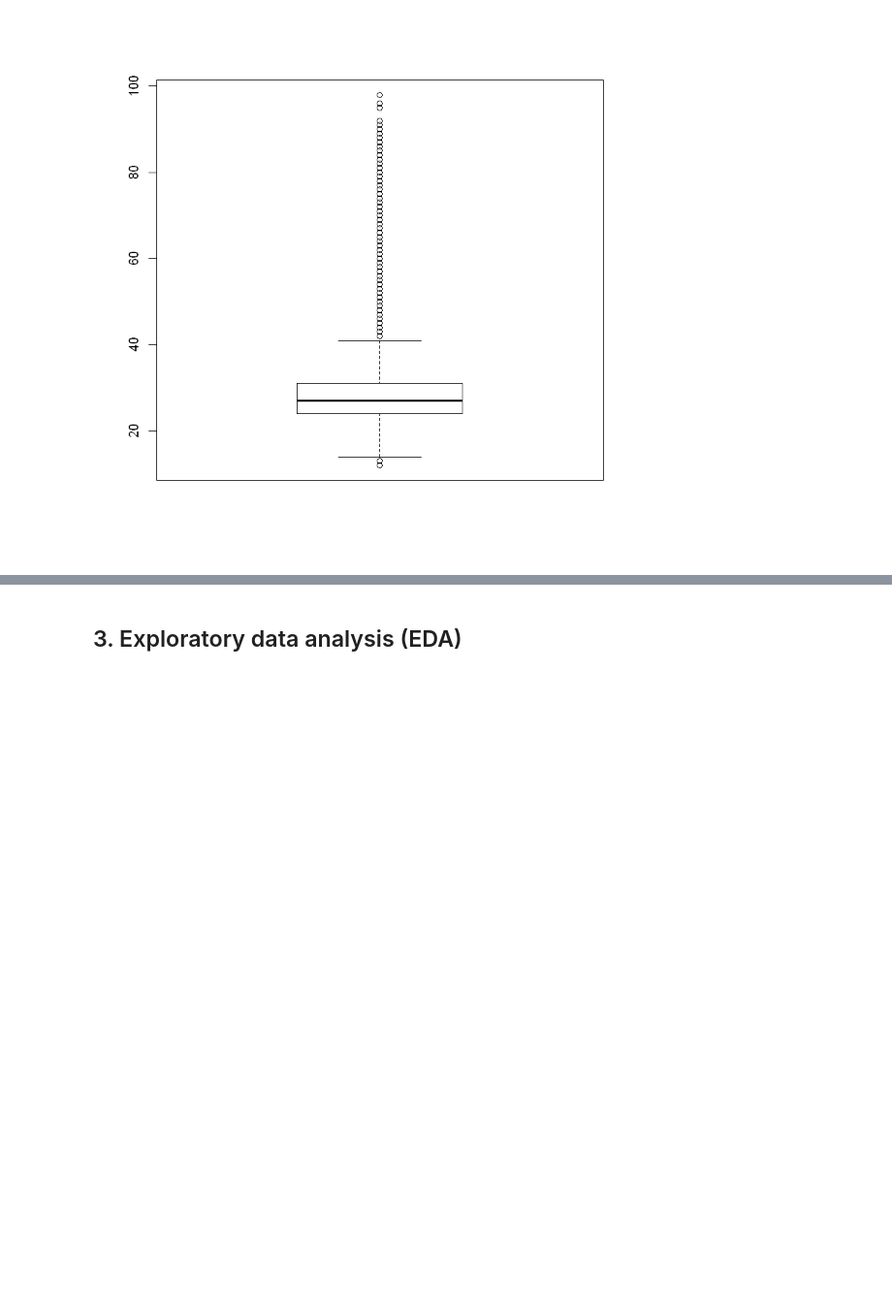
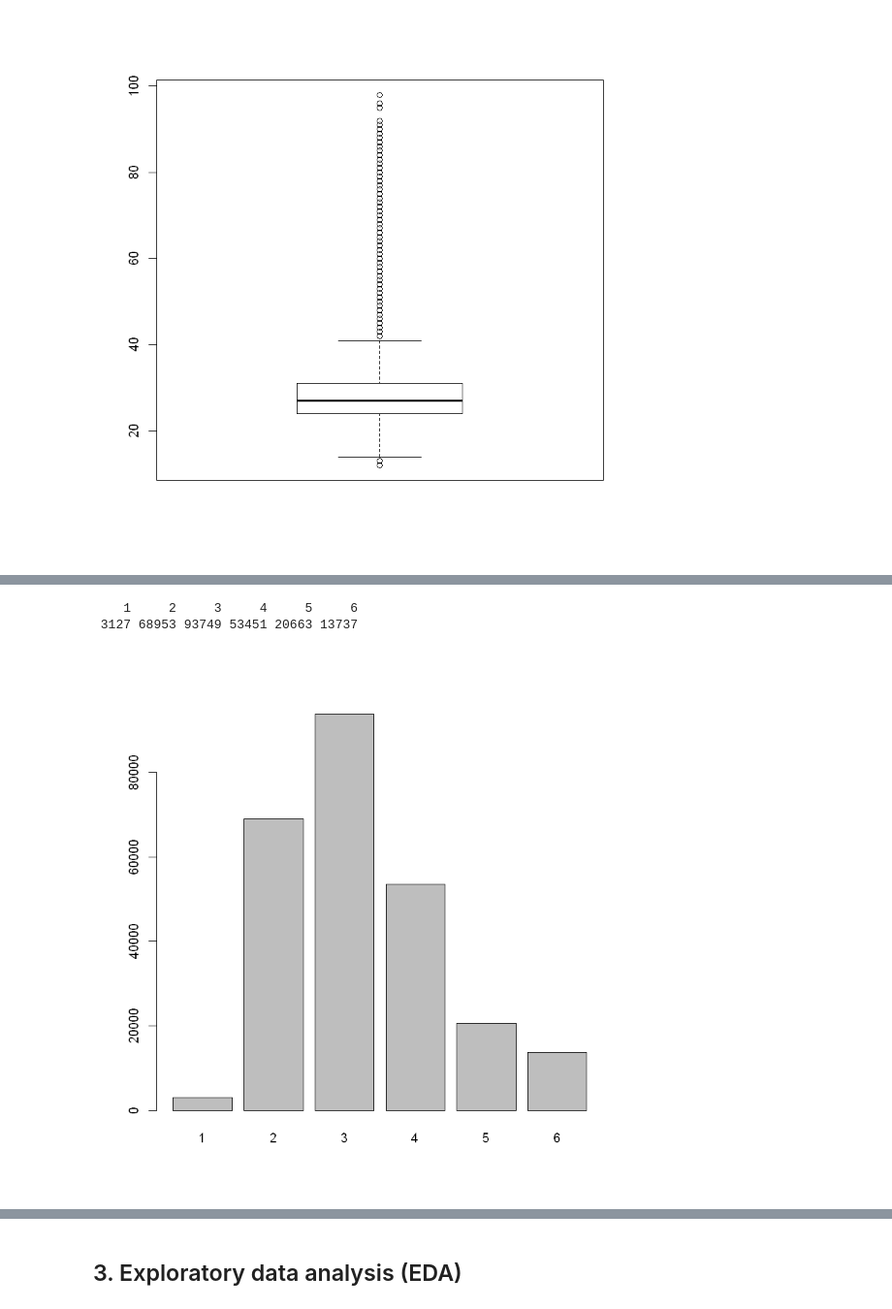
Before and after one commit to DucTrung1802/DS, a Jupyter notebook: GLM_Report/diabetes_analysis.ipynb, the cells around one changed output, grey strips where cells are left out. Shown at 97% size. Saved outputs shown, nothing was run; the diff lists cells and outputs as text; code cells hidden in the pictures; blank space fills up the shorter version.

```diff
--- a/GLM_Report/diabetes_analysis.ipynb
+++ b/GLM_Report/diabetes_analysis.ipynb
@@ -247,0 +232,18 @@ BMI_outlier_df
+# %%
+# We see that the percentage of outliers is approximately about 4%.
+# Extreme values of BMI that higher 40 could affect the model.
+
+# To standardize the BMI index, WHO recommendations is used.
+# Reference: https://www.who.int/europe/news-room/fact-sheets/item/a-healthy-lifestyle---who-recommendations
+
+# |   BMI     | Nutritional Status | Categorical |
+# |-----------|--------------------|-------------|
+# | < 18.5    | Underweight        |      1      |
+# | 18.5–24.9 | Normal weight      |      2      |
+# | 25.0–29.9 | Pre-obesity        |      3      |
+# | 30.0–34.9 | Obesity class I    |      4      |
+# | 35.0–39.9 | Obesity class II   |      5      |
+# | > 40      | Obesity class III  |      6      |
+
+new_column = rep(0, nrow(df))
+df_std_1 = cbind(df[,1:5], StdBMI = new_column, df[,6:ncol(df)])
@@ -247,0 +270,7 @@ BMI_outlier_df
+# %%
+df_std_1[df_std_1$BMI < 18.5, ]$StdBMI = 1
+df_std_1[df_std_1$BMI >= 18.5 & df_std_1$BMI < 25, ]$StdBMI = 2
+df_std_1[df_std_1$BMI >= 25 & df_std_1$BMI < 30, ]$StdBMI = 3
+df_std_1[df_std_1$BMI >= 30 & df_std_1$BMI < 35, ]$StdBMI = 4
+df_std_1[df_std_1$BMI >= 35 & df_std_1$BMI < 40, ]$StdBMI = 5
+df_std_1[df_std_1$BMI >= 40, ]$StdBMI = 6
@@ -247,0 +297,9 @@ BMI_outlier_df
+# %%
+table(df_std_1$StdBMI)
+# %% [output]
+    1     2     3     4     5     6
+ 3127 68953 93749 53451 20663 13737
+# %%
+barplot(table(df_std_1$StdBMI))
+# %% [output]
+[figure, added]
```
Also changed, not shown: parts of 7 cells of this notebook.
